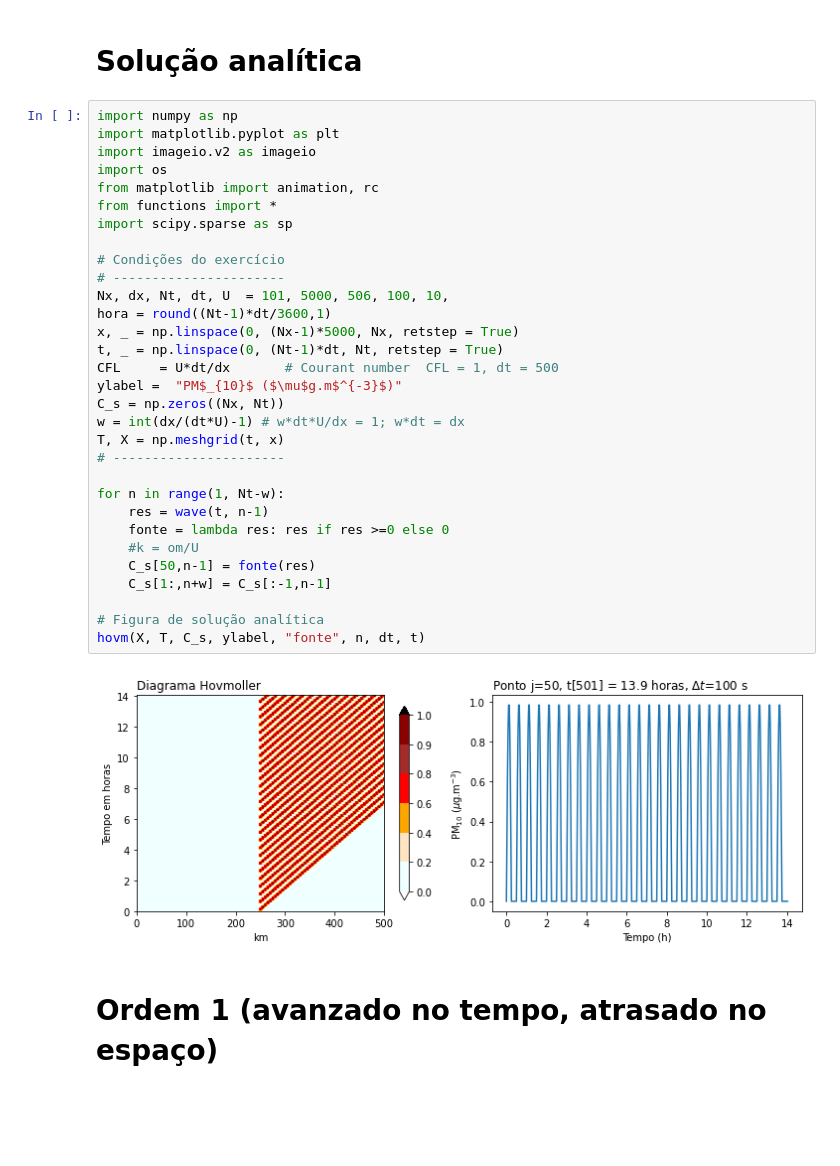
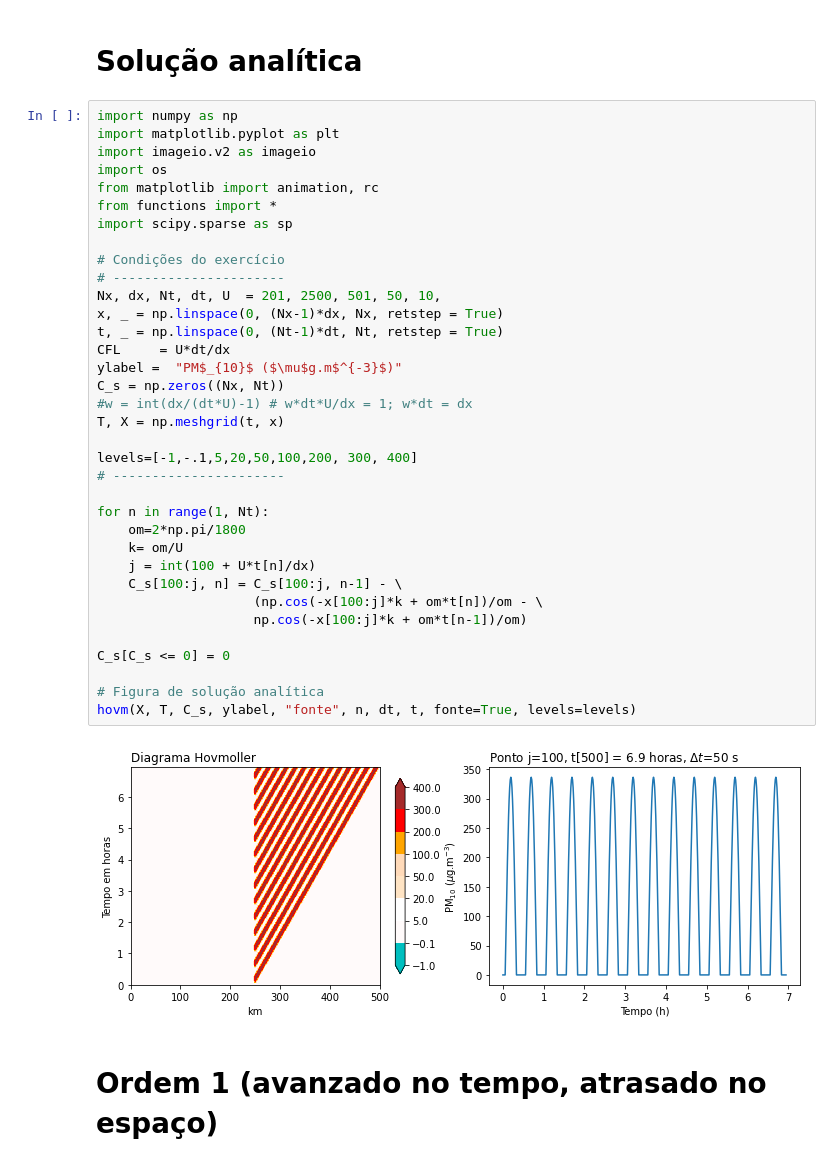
Before and after one commit to adelgadop/Modelagem, a Jupyter notebook: Exercicio_2/Adv_filtro.ipynb, the cells around one changed output. Drawn from its saved outputs; the diff is of its cells as text; blank space fills up the shorter version.

```diff
--- a/Exercicio_2/Adv_filtro.ipynb
+++ b/Exercicio_2/Adv_filtro.ipynb
@@ -3,36 +3,40 @@
 # %%
 import numpy as np
 import matplotlib.pyplot as plt
 import imageio.v2 as imageio
 import os
 from matplotlib import animation, rc
 from functions import *
 import scipy.sparse as sp
 
 # Condições do exercício
 # ----------------------
-Nx, dx, Nt, dt, U  = 101, 5000, 506, 100, 10,
-hora = round((Nt-1)*dt/3600,1)
-x, _ = np.linspace(0, (Nx-1)*5000, Nx, retstep = True)
+Nx, dx, Nt, dt, U  = 201, 2500, 501, 50, 10,
+x, _ = np.linspace(0, (Nx-1)*dx, Nx, retstep = True)
 t, _ = np.linspace(0, (Nt-1)*dt, Nt, retstep = True)
-CFL     = U*dt/dx       # Courant number  CFL = 1, dt = 500
+CFL     = U*dt/dx
 ylabel =  "PM$_{10}$ ($\mu$g.m$^{-3}$)"
 C_s = np.zeros((Nx, Nt))
-w = int(dx/(dt*U)-1) # w*dt*U/dx = 1; w*dt = dx
+#w = int(dx/(dt*U)-1) # w*dt*U/dx = 1; w*dt = dx
 T, X = np.meshgrid(t, x)
+
+levels=[-1,-.1,5,20,50,100,200, 300, 400]
 # ----------------------
 
-for n in range(1, Nt-w):
-    res = wave(t, n-1)
-    fonte = lambda res: res if res >=0 else 0
-    #k = om/U
-    C_s[50,n-1] = fonte(res)
-    C_s[1:,n+w] = C_s[:-1,n-1]
+for n in range(1, Nt):
+    om=2*np.pi/1800
+    k= om/U
+    j = int(100 + U*t[n]/dx)
+    C_s[100:j, n] = C_s[100:j, n-1] - \
+                    (np.cos(-x[100:j]*k + om*t[n])/om - \
+                    np.cos(-x[100:j]*k + om*t[n-1])/om)
+
+C_s[C_s <= 0] = 0
 
 # Figura de solução analítica
-hovm(X, T, C_s, ylabel, "fonte", n, dt, t)
+hovm(X, T, C_s, ylabel, "fonte", n, dt, t, fonte=True, levels=levels)
 # %% [output]
-[figure, old version]
+[figure, new version]
 # %% [markdown]
 # Ordem 1 (avanzado no tempo, atrasado no espaço)
 # %%
```
Also changed, not shown: parts of 17 cells of this notebook, 25 other files.
